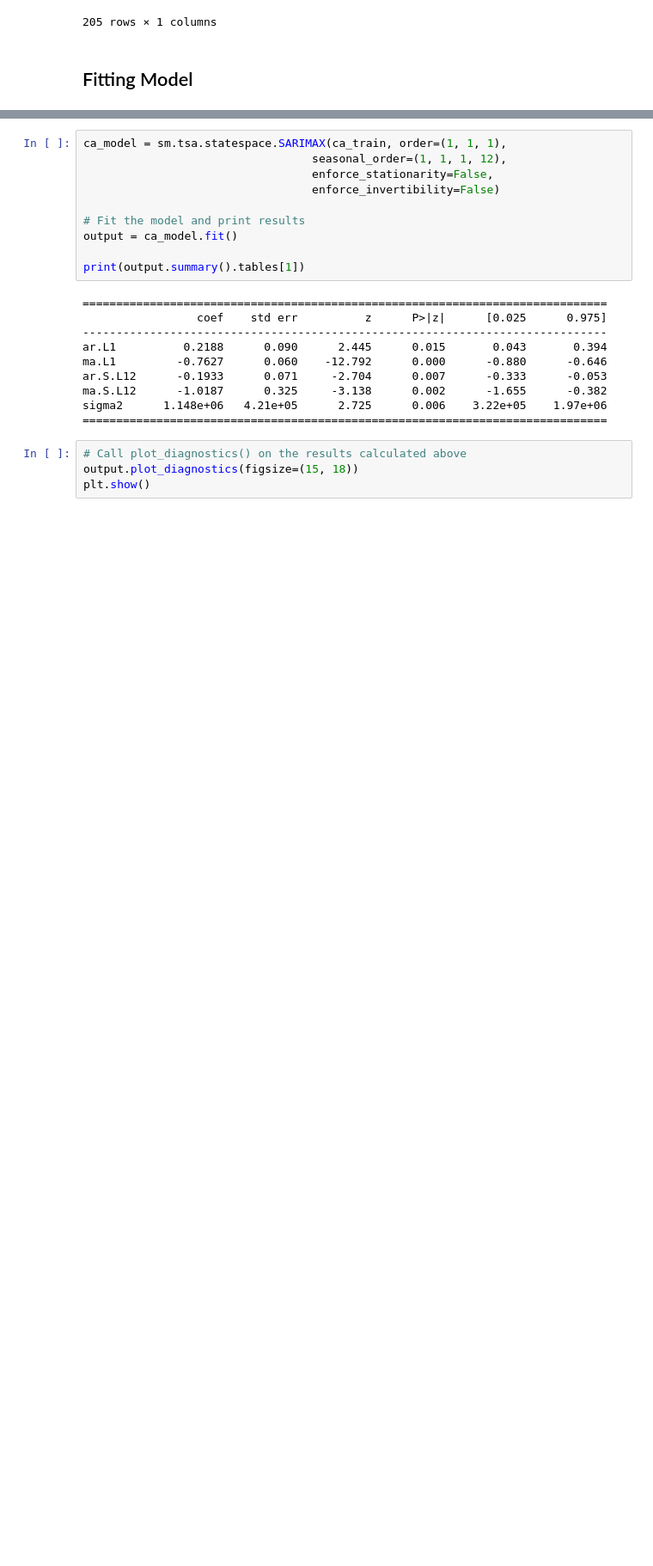
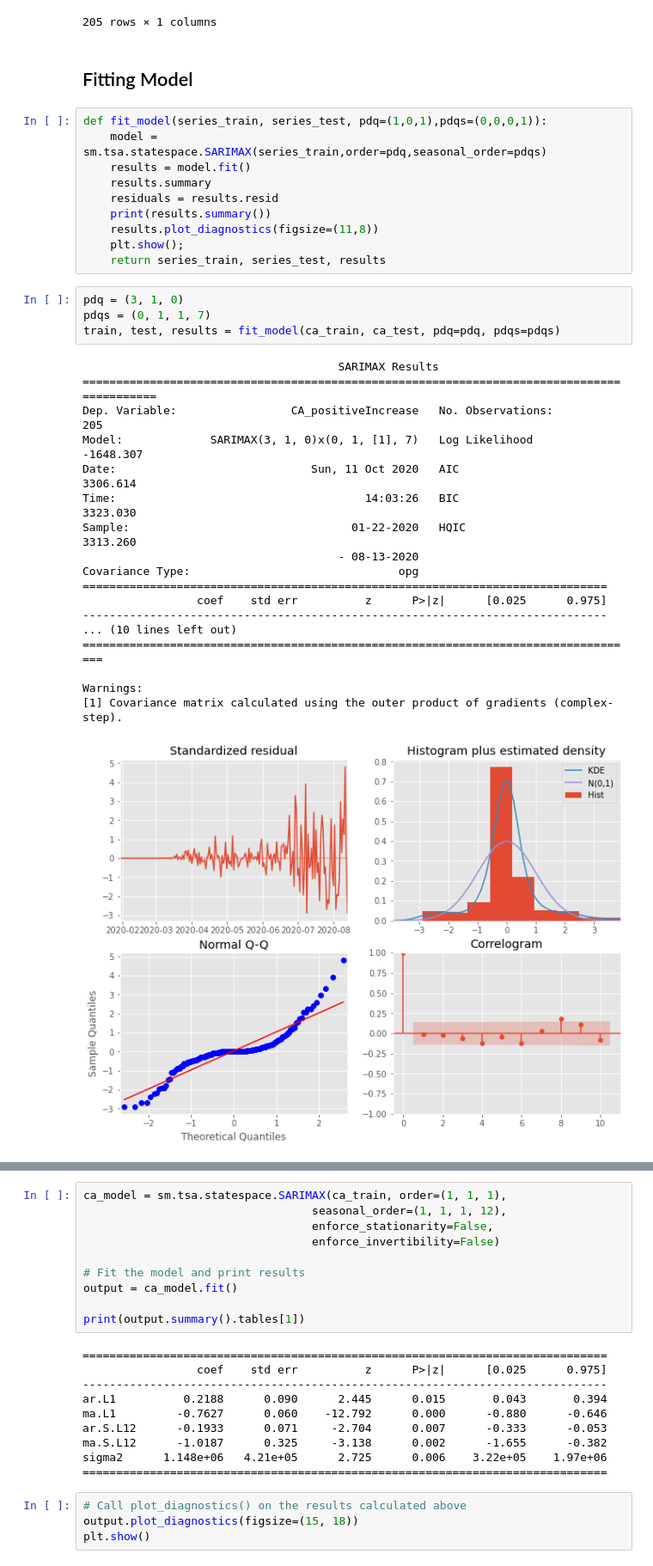
Before and after one commit to bmauss/COVID_Forecast, a Jupyter notebook: 3 ARIMA Modeling.ipynb, the cells around one changed output, grey strips where cells are left out. Shown at 86% size. Cells and saved outputs as stored; diff of their text form; blank space fills up the shorter version.

Commit message:
finished modeling for ca; moved on to florida

```diff
--- a/3 ARIMA Modeling.ipynb
+++ b/3 ARIMA Modeling.ipynb
@@ -395,3 +397,36 @@ ca_train
 205 rows × 1 columns
 # %% [markdown]
 ## Fitting Model
+# %%
+def fit_model(series_train, series_test, pdq=(1,0,1),pdqs=(0,0,0,1)):
+    model = sm.tsa.statespace.SARIMAX(series_train,order=pdq,seasonal_order=pdqs)
+    results = model.fit()
+    results.summary
+    residuals = results.resid
+    print(results.summary())
+    results.plot_diagnostics(figsize=(11,8))
+    plt.show();
+    return series_train, series_test, results
+# %%
+pdq = (3, 1, 0)
+pdqs = (0, 1, 1, 7)
+train, test, results = fit_model(ca_train, ca_test, pdq=pdq, pdqs=pdqs)
+# %% [output]
+                                      SARIMAX Results
+===========================================================================================
+Dep. Variable:                 CA_positiveIncrease   No. Observations:                  205
+Model:             SARIMAX(3, 1, 0)x(0, 1, [1], 7)   Log Likelihood               -1648.307
+Date:                             Sun, 11 Oct 2020   AIC                           3306.614
+Time:                                     14:03:26   BIC                           3323.030
+Sample:                                 01-22-2020   HQIC                          3313.260
+                                      - 08-13-2020
+Covariance Type:                               opg
+==============================================================================
+                 coef    std err          z      P>|z|      [0.025      0.975]
+------------------------------------------------------------------------------
+... (10 lines left out)
+===================================================================================
+
+Warnings:
+[1] Covariance matrix calculated using the outer product of gradients (complex-step).
+[figure, added]
```
Also changed, not shown: parts of 41 cells of this notebook, 1 other file.
